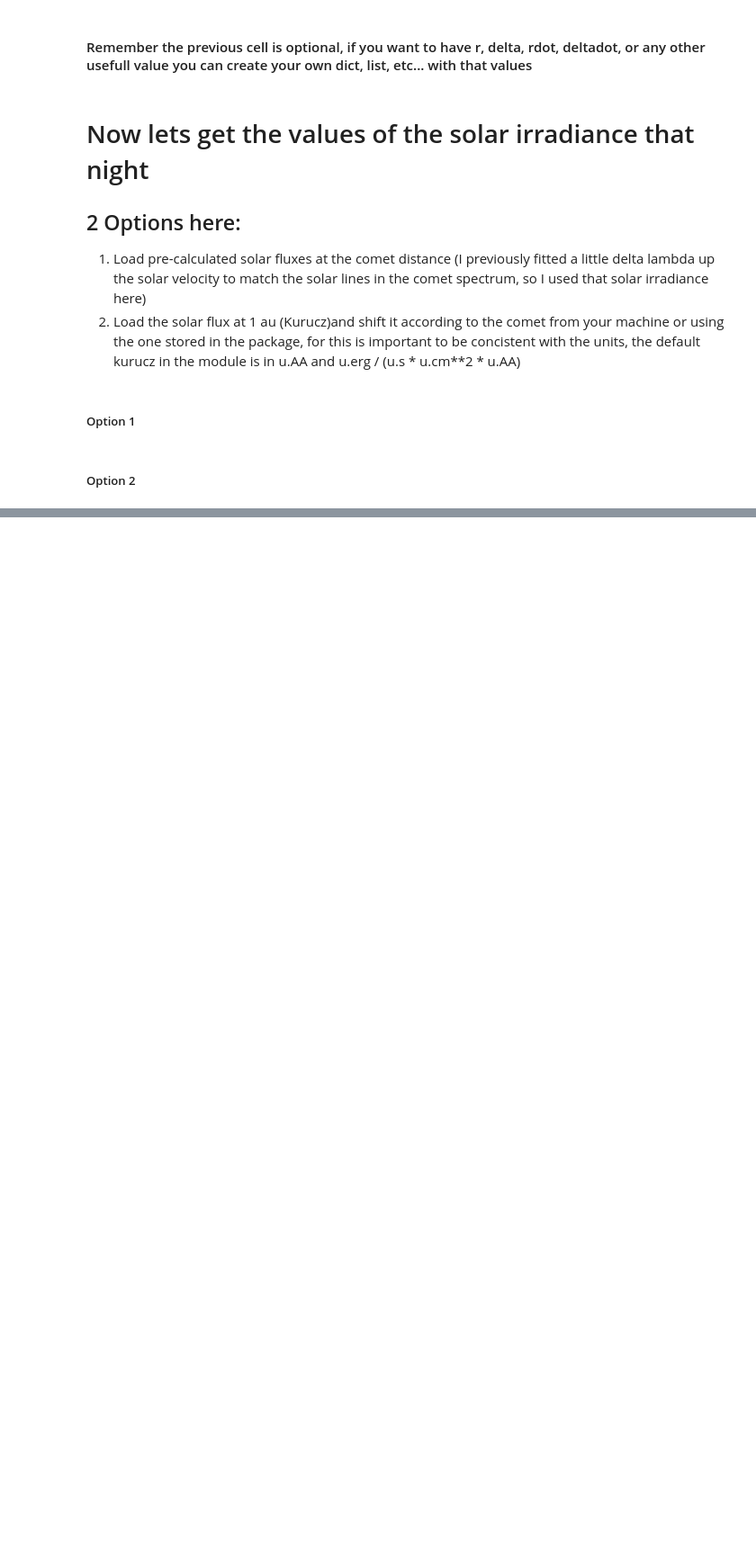
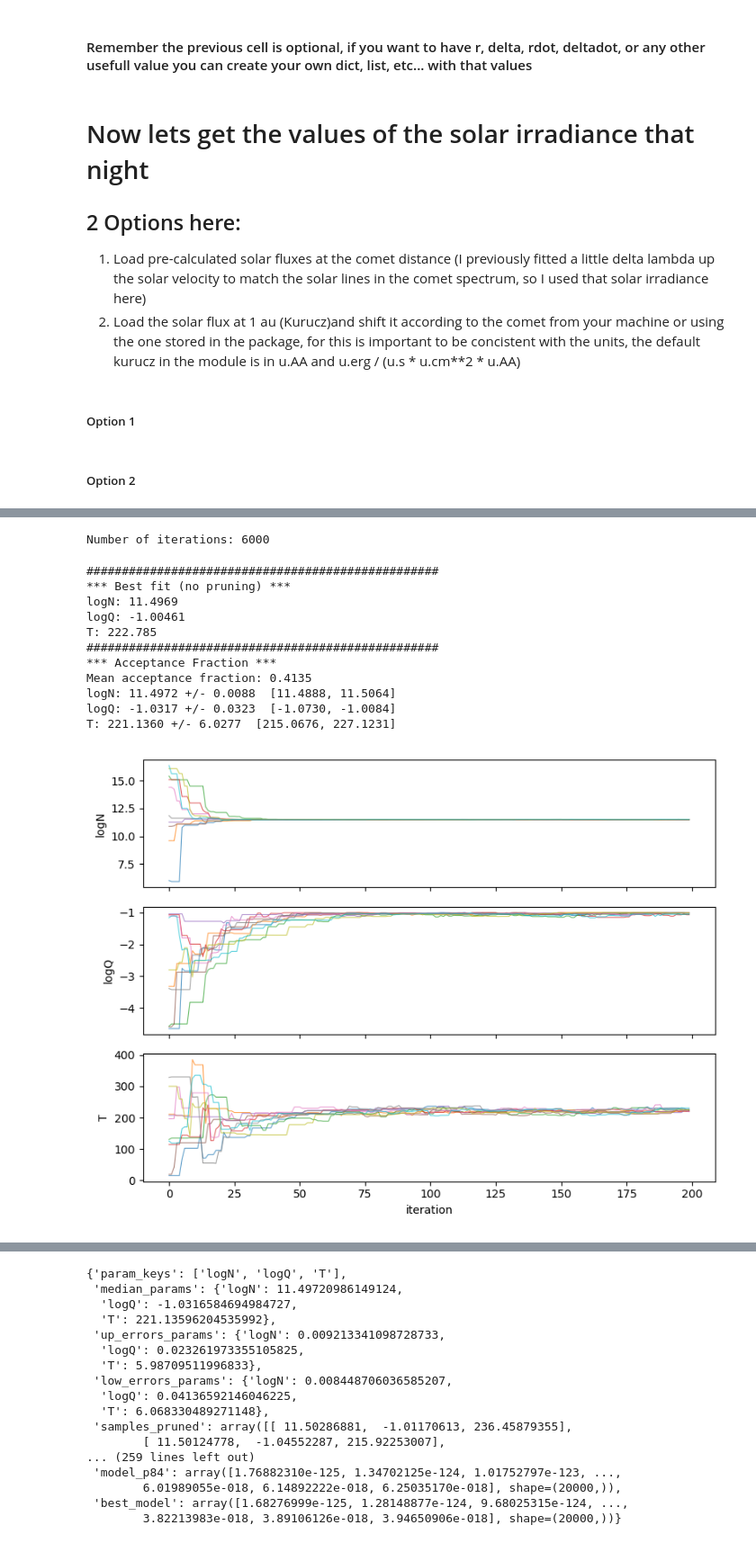
Before and after one commit to baltasarluco/CometSpec, a Jupyter notebook: WorkFlow_Example/WorkFlow.ipynb, the cells around one changed output, grey strips where cells are left out. Shown at 90% size. Cells and saved outputs as stored; diff of their text form; code cells hidden in the pictures; blank space fills up the shorter version.

```diff
--- a/WorkFlow_Example/WorkFlow.ipynb
+++ b/WorkFlow_Example/WorkFlow.ipynb
@@ -219,0 +309,55 @@ This are the most important functions iin this submodule, there are another ones
+# %%
+from pyfluor.fluorescence import FluorescenceModel
+
+priors = {
+    'logN': (5, 20),          # log10 column density [cm^-2]
+    'logQ': (-5, -1),         # log10 collision rate [s^-1]
+    'T': (10, 400),         # kinetic temperature [K]
+}
+#initialize a model with a fixed lsf
+model = FluorescenceModel(
+    data=spectra,
+    window = (3866.0, 3884.0),
+    pumping=solar,
+    lsf=None,
+    lsf_method="Gauss",
+    A_min=1e4,
+    name=f'CN_Model {night}',
+    sigma = 0.01,
+    logN=12.0,
+    v_kms=0.0,
+    T=300.0,
+    logQ=-2.0,
+    isotopologues=['12C14N'],
+)
+# %%
+model.fit_mcmc(data = spectra,
+               window=model.window,
+               pumping=solar,
+               nwalkers=10,
+               nsteps=200,
+               priors=priors,
+               lsf=model.lsf,
+               make_plots=True,
+               progress=True,
+               A_min=1e5,
+               a=3,
+               threads=4,
+               fig_file='Example_plots/example1',
+               include_rotations=True
+               )
+# include rotations needs to set False to exclude rotational collisions
+# %% [output]
+Number of iterations: 6000
+##################################################
+*** Best fit (no pruning) ***
+logN: 11.4969
+logQ: -1.00461
+T: 222.785
+##################################################
+*** Acceptance Fraction ***
+Mean acceptance fraction: 0.4135
+logN: 11.4972 +/- 0.0088  [11.4888, 11.5064]
+logQ: -1.0317 +/- 0.0323  [-1.0730, -1.0084]
+T: 221.1360 +/- 6.0277  [215.0676, 227.1231]
+[figure, added]
@@ -219,0 +366,17 @@ This are the most important functions iin this submodule, there are another ones
+{'param_keys': ['logN', 'logQ', 'T'],
+ 'median_params': {'logN': 11.49720986149124,
+  'logQ': -1.0316584694984727,
+  'T': 221.13596204535992},
+ 'up_errors_params': {'logN': 0.009213341098728733,
+  'logQ': 0.023261973355105825,
+  'T': 5.98709511996833},
+ 'low_errors_params': {'logN': 0.008448706036585207,
+  'logQ': 0.04136592146046225,
+  'T': 6.068330489271148},
+ 'samples_pruned': array([[ 11.50286881,  -1.01170613, 236.45879355],
+        [ 11.50124778,  -1.04552287, 215.92253007],
+... (259 lines left out)
+ 'model_p84': array([1.76882310e-125, 1.34702125e-124, 1.01752797e-123, ...,
+        6.01989055e-018, 6.14892222e-018, 6.25035170e-018], shape=(20000,)),
+ 'best_model': array([1.68276999e-125, 1.28148877e-124, 9.68025315e-124, ...,
+        3.82213983e-018, 3.89106126e-018, 3.94650906e-018], shape=(20000,))}
```
Also changed, not shown: parts of 22 cells of this notebook, 34 other files.
